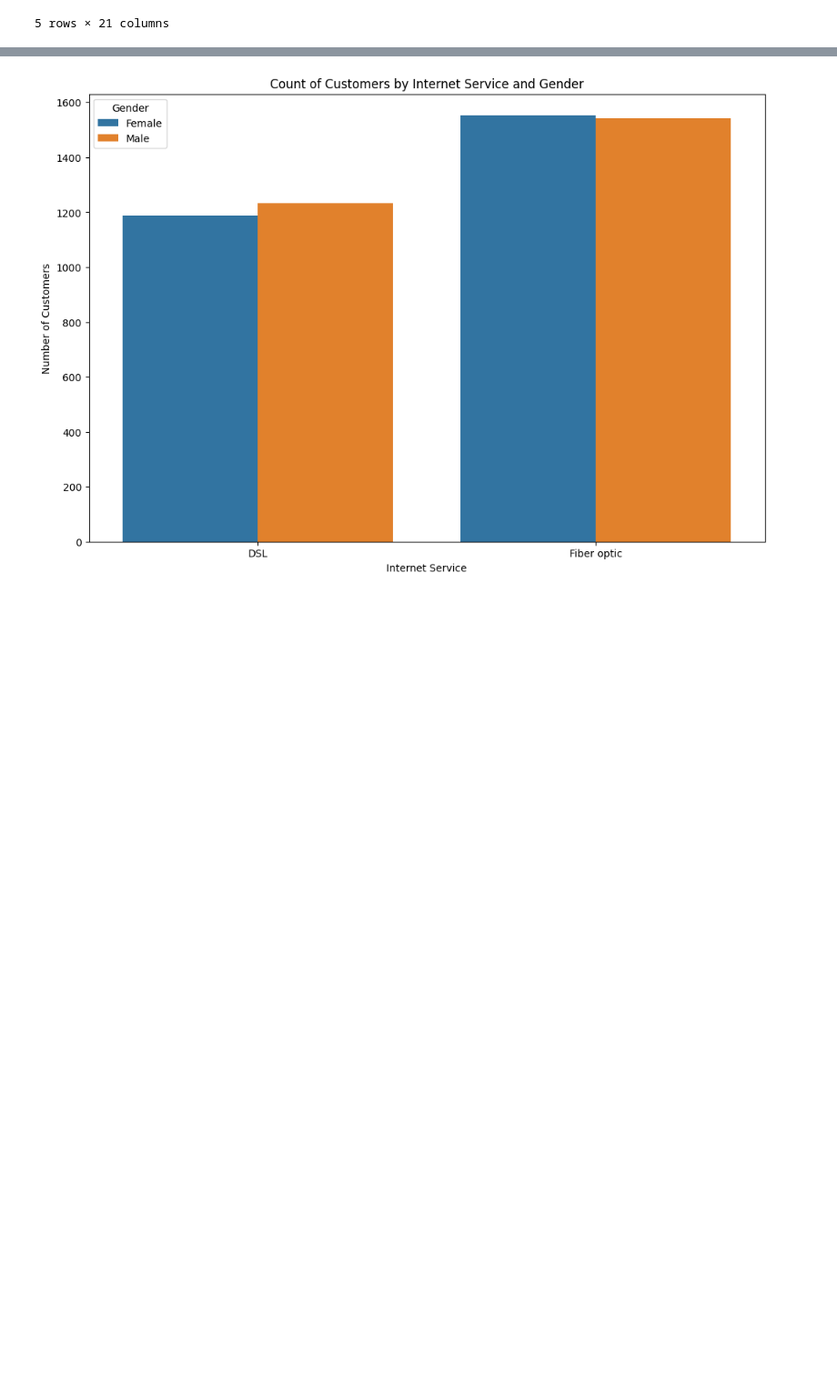
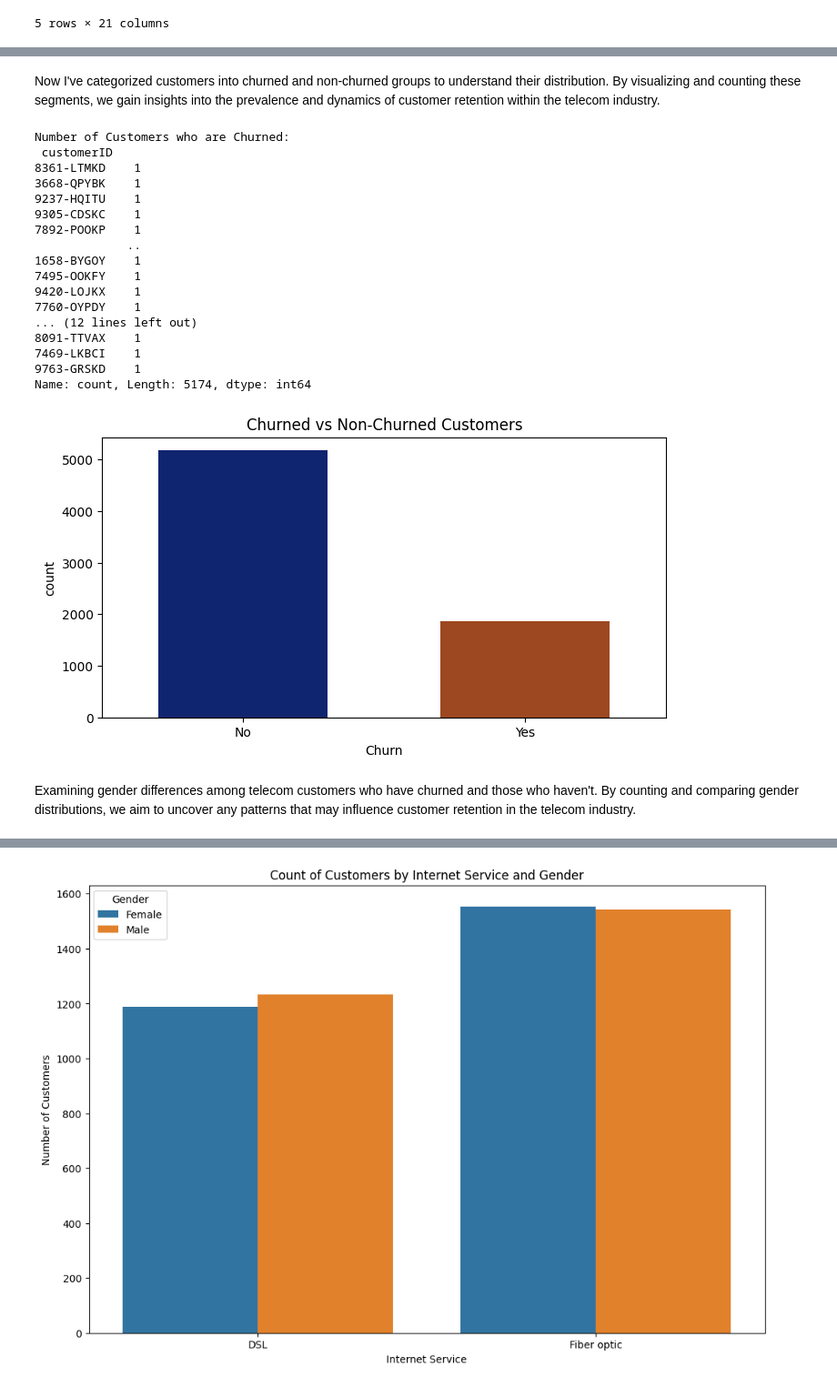
Before and after one commit to shivam9142kumar/Customer_Churn, a Jupyter notebook: Customer_Churn_Analysis.ipynb, the cells around one changed output, grey strips where cells are left out. Shown at 91% size. Cells and saved outputs as stored; diff of their text form; code cells hidden in the pictures; blank space fills up the shorter version.

```diff
--- a/Customer_Churn_Analysis.ipynb
+++ b/Customer_Churn_Analysis.ipynb
@@ -16,0 +25,9 @@ df.head()
+# %%
+# Dropping the unuseful columns and data from the csv file
+df.drop(df.columns[[13, 14, 16]], axis=1, inplace=True)
+if "StreamingTV" not in df.columns and "StreamingMovies" not in df.columns and "PaperlessBilling" not in df.columns:
+    print("Columns are dropped Successfully. :)")
+else:
+    print("Columns not dropped. :(")
+
+df.info() #Displaying the data after removal of unnecessary data
@@ -35,9 +72,6 @@ df.isnull()
 # %%
 import pandas as pd
 import numpy as np
-
-# Load the dataset
-df = pd.read_csv(r"C:\Users\Shivam Kumar\Desktop\Telecom-Customer-Churn.csv")
 
 # Display the first few rows of the DataFrame
 print("Original DataFrame:\n", df.head())
@@ -194,0 +221,40 @@ plt.show()
+# %% [markdown]
+ Now I've categorized customers into churned and non-churned groups to understand their distribution. By visualizing and counting these segments, we gain insights into the prevalence and dynamics of customer retention within the telecom industry.
+# %%
+# Common Variables
+mask = df["Churn"] == "Yes"
+mask2 = df["Churn"] == "No"
+churned = df[mask]
+not_churned = df[mask2]
+
+# Collecting the number of customers who are churned and who are not churned
+print("Number of Customers who are Churned:\n", churned["customerID"].value_counts())
+print("Number of customers who are not churned:\n", not_churned["customerID"].value_counts())
+
+# Plotting the count of churned and non-churned customers
+plt.figure(figsize=(8, 4))
+plt.title("Churned vs Non-Churned Customers")
+sns.countplot(data=df, x="Churn", hue="Churn", palette="dark", dodge=False, width=0.6)  # Adjust width here
+plt.grid(False)  # Remove grid lines
+plt.show()
+# %% [output]
+Number of Customers who are Churned:
+ customerID
+8361-LTMKD    1
+3668-QPYBK    1
+9237-HQITU    1
+9305-CDSKC    1
+7892-POOKP    1
+             ..
+1658-BYGOY    1
+7495-OOKFY    1
+9420-LOJKX    1
+7760-OYPDY    1
+... (12 lines left out)
+8091-TTVAX    1
+7469-LKBCI    1
+9763-GRSKD    1
+Name: count, Length: 5174, dtype: int64
+[figure, added]
+# %% [markdown]
+Examining gender differences among telecom customers who have churned and those who haven't. By counting and comparing gender distributions, we aim to uncover any patterns that may influence customer retention in the telecom industry.
```
Also changed, not shown: parts of 57 cells of this notebook.
